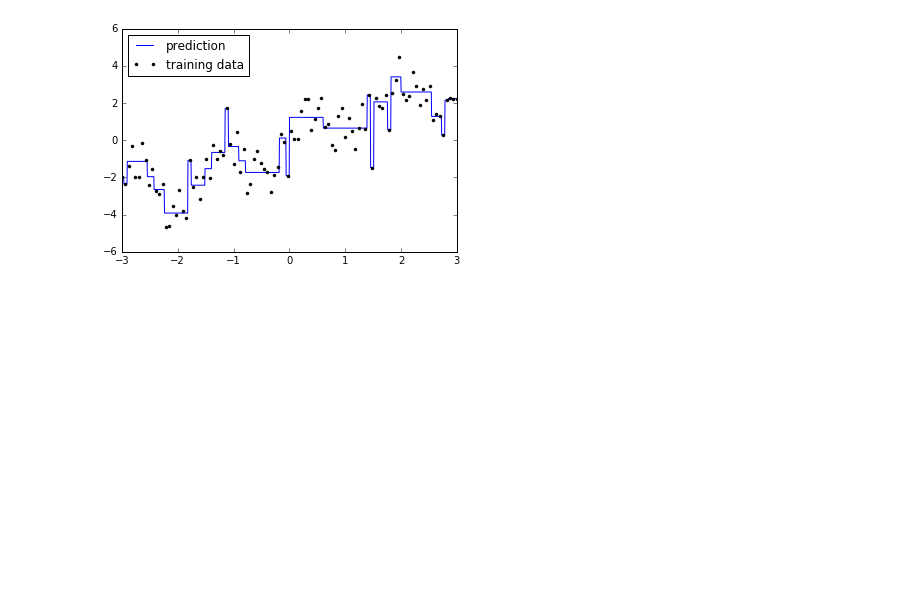
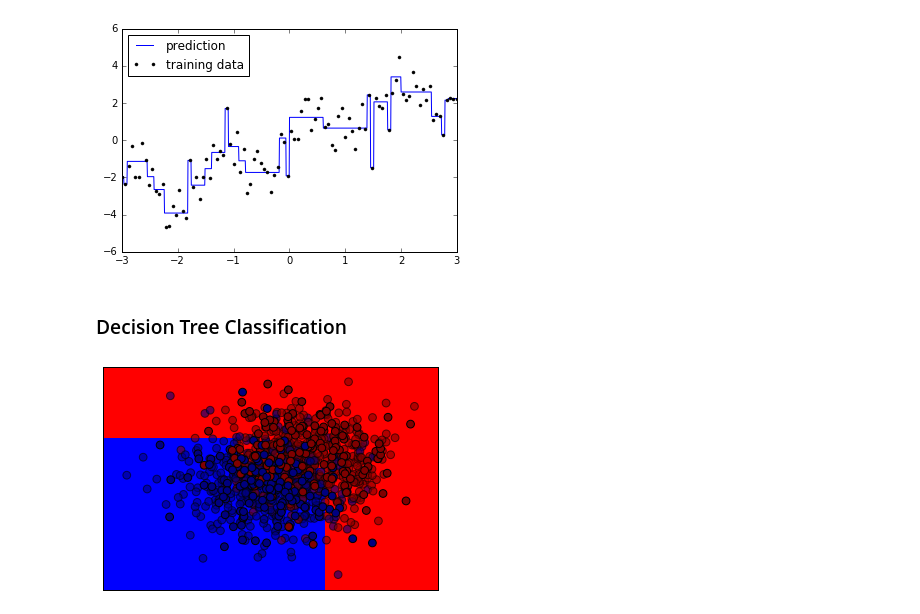
Before and after one commit to MrGreenRubato/notebooks, a Jupyter notebook: SciPy 2016 - Tutorial Part 14 - Trees and Forests.ipynb, the cells around one changed output. Drawn from its saved outputs; the diff is of its cells as text; code cells hidden in the pictures; blank space fills up the shorter version.

Commit message:
WIP: Tree Done, now working on Forest

```diff
--- a/SciPy 2016 - Tutorial Part 14 - Trees and Forests.ipynb
+++ b/SciPy 2016 - Tutorial Part 14 - Trees and Forests.ipynb
@@ -28,3 +36,23 @@ plt.plot(X.ravel(), y, '.k', label="training data")
 plt.legend(loc="best");
 # %% [output]
 [figure]
+# %% [markdown]
+### Decision Tree Classification
+# %%
+from sklearn.datasets import make_blobs
+from sklearn.cross_validation import train_test_split
+from sklearn.tree import DecisionTreeClassifier
+from figures import plot_2d_separator
+
+X, y = make_blobs(centers=[[0,0],[1,1]], random_state=61526, n_samples = 1000)
+X_train, X_test, y_train, y_test = train_test_split(X, y, random_state=42)
+
+clf = DecisionTreeClassifier(max_depth=3)
+clf.fit(X,y)
+
+plot_2d_separator(clf, X, fill=True)
+plt.scatter(X_train[:,0], X_train[:,1], c=y_train, s=60, alpha=.6)
+plt.scatter(X_test[:,0], X_test[:,1], c=y_test, s=60)
+plt.show()
+# %% [output]
+[figure, added]
```
Also changed, not shown: parts of 3 cells of this notebook.
